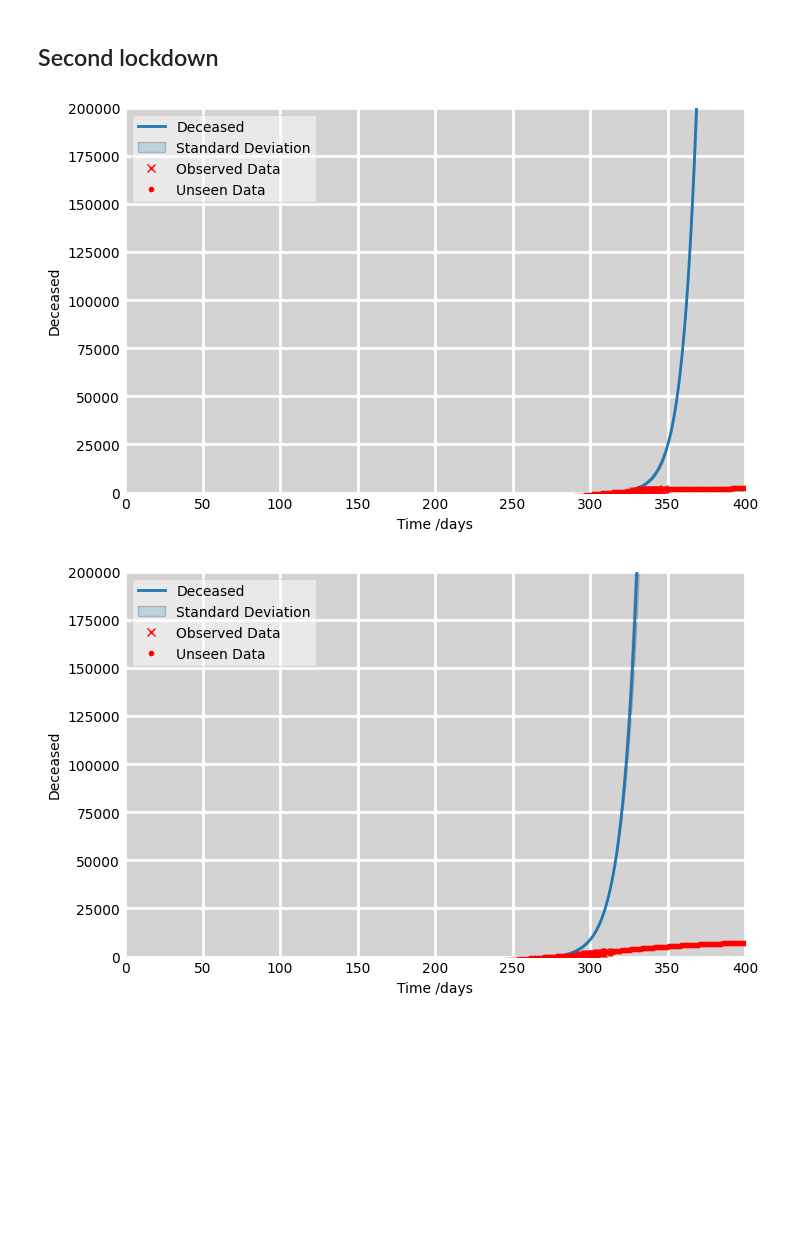
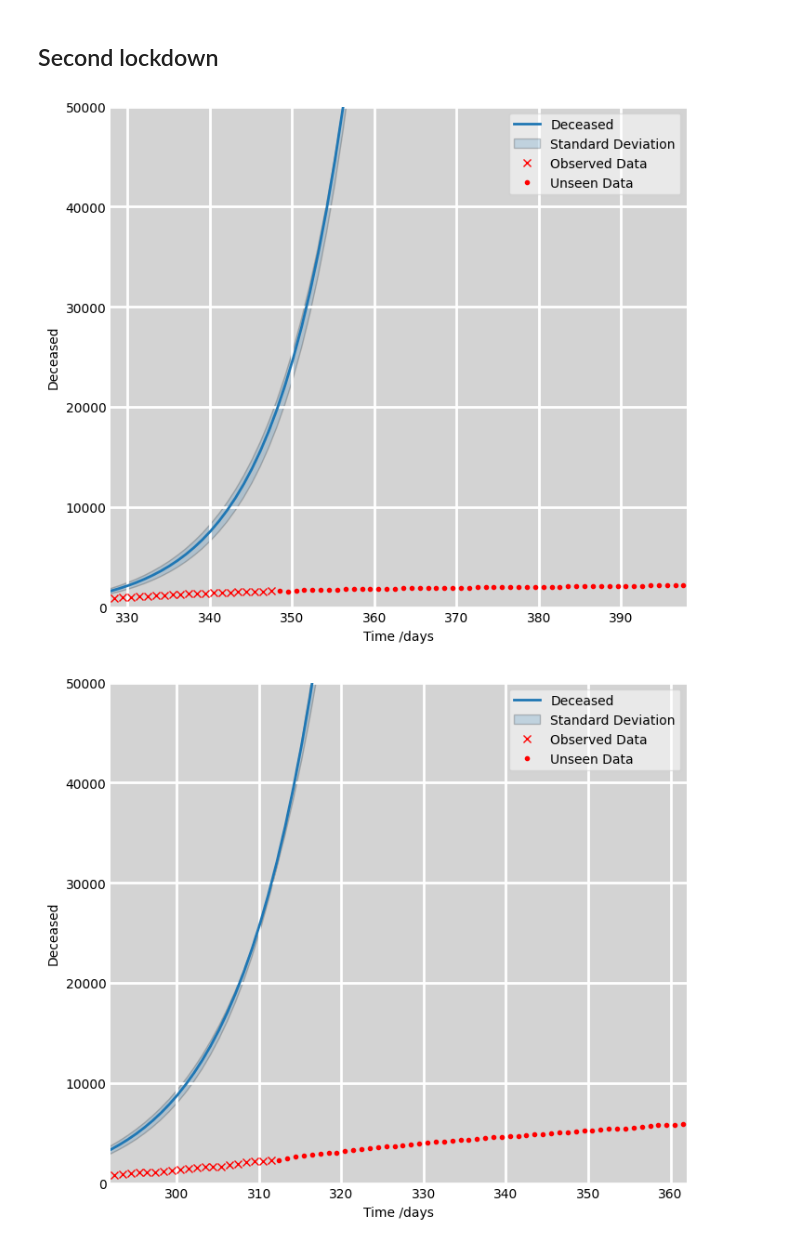
Before and after one commit to zenodea/MCMC_parameter_estimation, a Jupyter notebook: Data Analysis/sird.ipynb, the cells around one changed output. Saved outputs shown, nothing was run; the diff lists cells and outputs as text; code cells hidden in the pictures; blank space fills up the shorter version.

Commit message:
began working on SIRD and second quarantine graphs

```diff
--- a/Data Analysis/sird.ipynb
+++ b/Data Analysis/sird.ipynb
@@ -69,7 +69,7 @@ def plotRealData (graph, data, offset, beforeForecast, D, manipulate=False):
     else:
         deaths = data["cumDeath"]-data["cumDeath"].loc[offset-15]
         deaths = deaths.to_list()
-    t = np.linspace(0, 500, 500)
+    t = np.linspace(0, 700, 700)
     if (offset != 0):
         graph.plot(t[0:offset], deaths[0:offset], 'r', marker='.', linestyle = 'None')
         graph.plot(t[offset:beforeForecast], deaths[offset:beforeForecast], 'r', marker='x', label="Observed Data", linestyle = 'None')
@@ -111,7 +111,7 @@ dataset = {
     'Spain' : {
         'data' : pd.read_csv("../processed_data/cumDeathSpain.csv"),
         'fLock' : ['2020-03-14','2020-05-09'],
-        'sLock' : ['2020-03-03','2020-03-03'],
+        'sLock' : ['2020-11-03','2021-02-03'],
         'pop' : 47420000
               },
     'Germany' : {
@@ -184,22 +184,23 @@ for country in country_names:
 # %%
 country_names = ['Switzerland','Netherlands','France','Germany','Italy','Spain','UK']
 sird_deaths = {}
 for country in country_names:
-    fig, (ax1) = plt.subplots(1,1, figsize=(8,5))
+    fig, (ax1) = plt.subplots(1,1, figsize=(8,7))
     ax1.set_facecolor('lightgrey')
     # Plot the data on three separate curves for S(t), I(t) and R(t)
 
     pop = dataset[country]['pop']
     startDate = dataset[country]['sLock'][0]
     realData = pd.read_csv('../processed_data/cumDeath'+country+'.csv')
     firstDate = realData.loc[0]['date']
 
     # before
     obvData_start = timeTot(firstDate,startDate)
     obvData_end = timeTot(firstDate,addTime(startDate,20))
     df = pd.read_csv('mcmc_data/'+country+"/sLock_before.csv")
-    graph = plotSIRD(ax1,500, pop, df.loc[3][1], df.loc[0][1], df.loc[1][1], df.loc[2][1], [0,200000], [0,700], [df.loc[0][2], df.loc[1][2], df.loc[2][2]], timeTot(firstDate,startDate)-15, False)
+    graph = plotSIRD(ax1,200, pop, df.loc[3][1], df.loc[0][1], df.loc[1][1], df.loc[2][1], [0,50000], [obvData_start,obvData_end+50], [df.loc[0][2], df.loc[1][2], df.loc[2][2]], timeTot(firstDate,startDate)-15, False)
     plotRealData(ax1, realData, obvData_start, obvData_end, graph, True)
+    plt.savefig('results/second_q/'+country+'.png')
 # %% [output]
-[figure, old version]
+[figure, new version]
-[figure, old version]
+[figure, new version]
```
Also changed, not shown: parts of 1 cell of this notebook.
